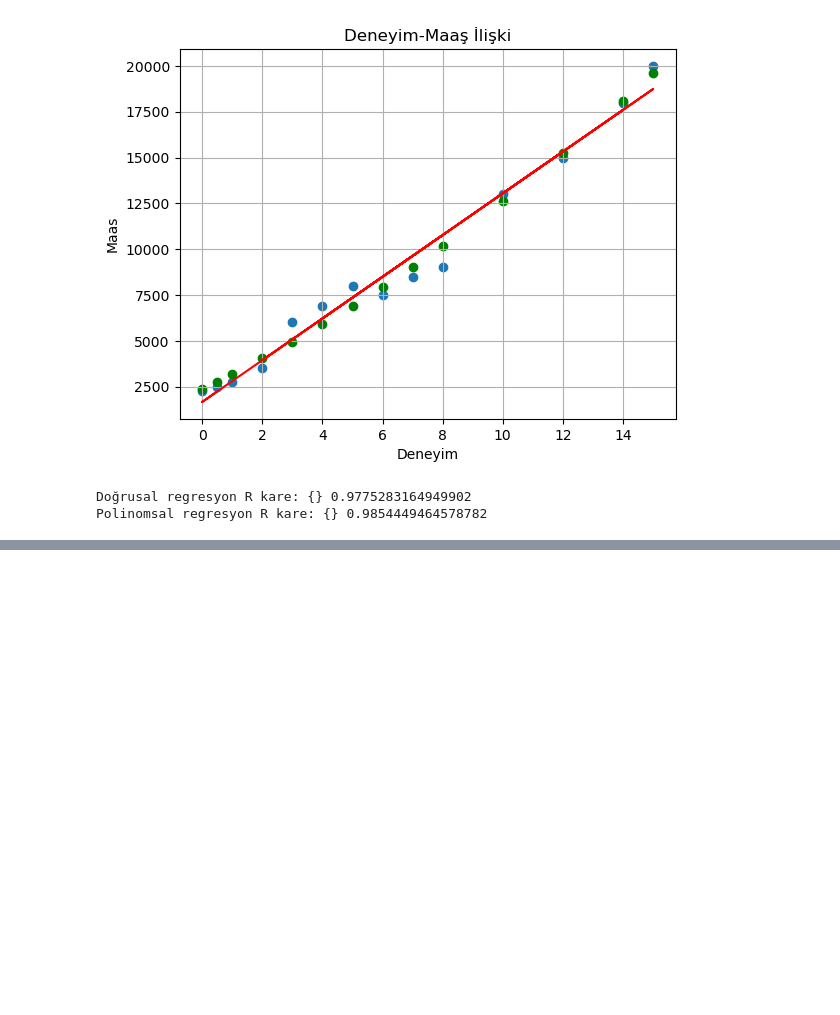
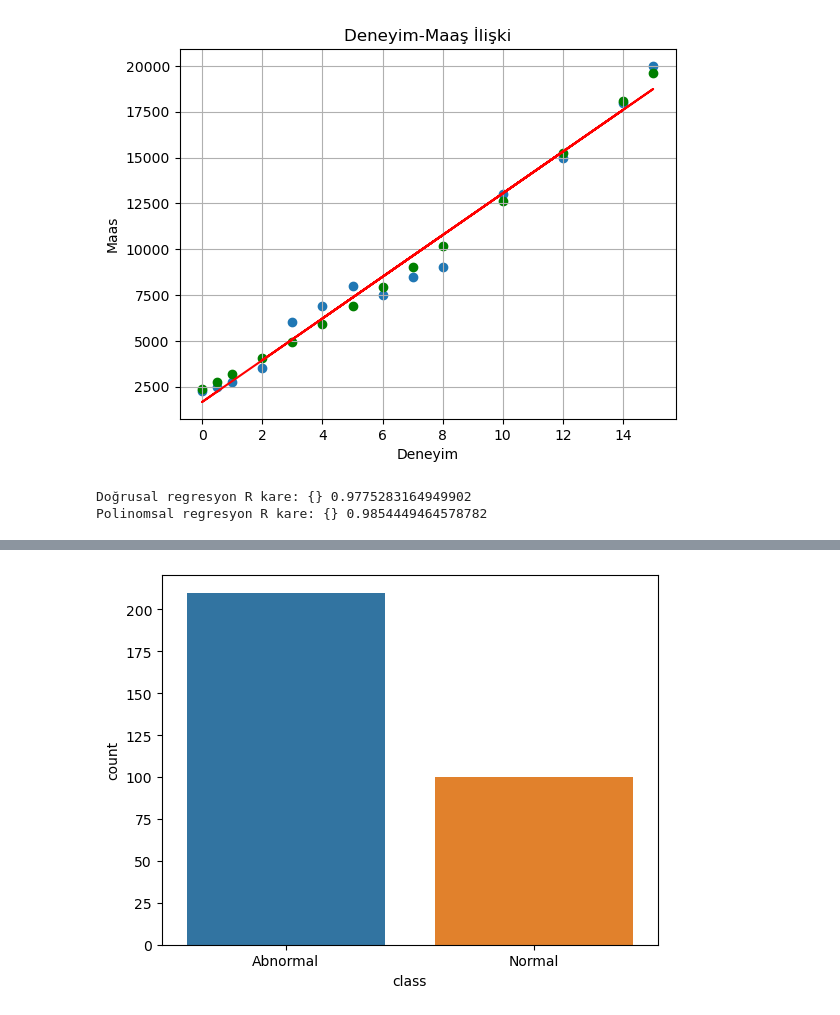
Before and after one commit to ErtugrulDay/Data-Analysis, a Jupyter notebook: 2yapay_zeka.ipynb, the cells around one changed output, grey strips where cells are left out. Drawn from its saved outputs; the diff is of its cells as text; code cells hidden in the pictures; blank space fills up the shorter version.

```diff
--- a/2yapay_zeka.ipynb
+++ b/2yapay_zeka.ipynb
@@ -317,0 +331,8 @@ Polinomsal regresyon R kare: {} 0.9854449464578782
+# %%
+
+import seaborn as sns
+import warnings
+warnings.filterwarnings("ignore")
+
+data=pd.read_csv("documentations/ortopedik_hastaların_biyomekanik_özellikleri_20220209.csv")
+data.head()
@@ -317,0 +346,6 @@ Polinomsal regresyon R kare: {} 0.9854449464578782
+# %%
+#Hangi sınıfların olduğunu görselleştirelim
+sns.countplot(x=data["class"])
+plt.show()
+# %% [output]
+[figure, added]
```
Also changed, not shown: parts of 22 cells of this notebook, 1 other file.
